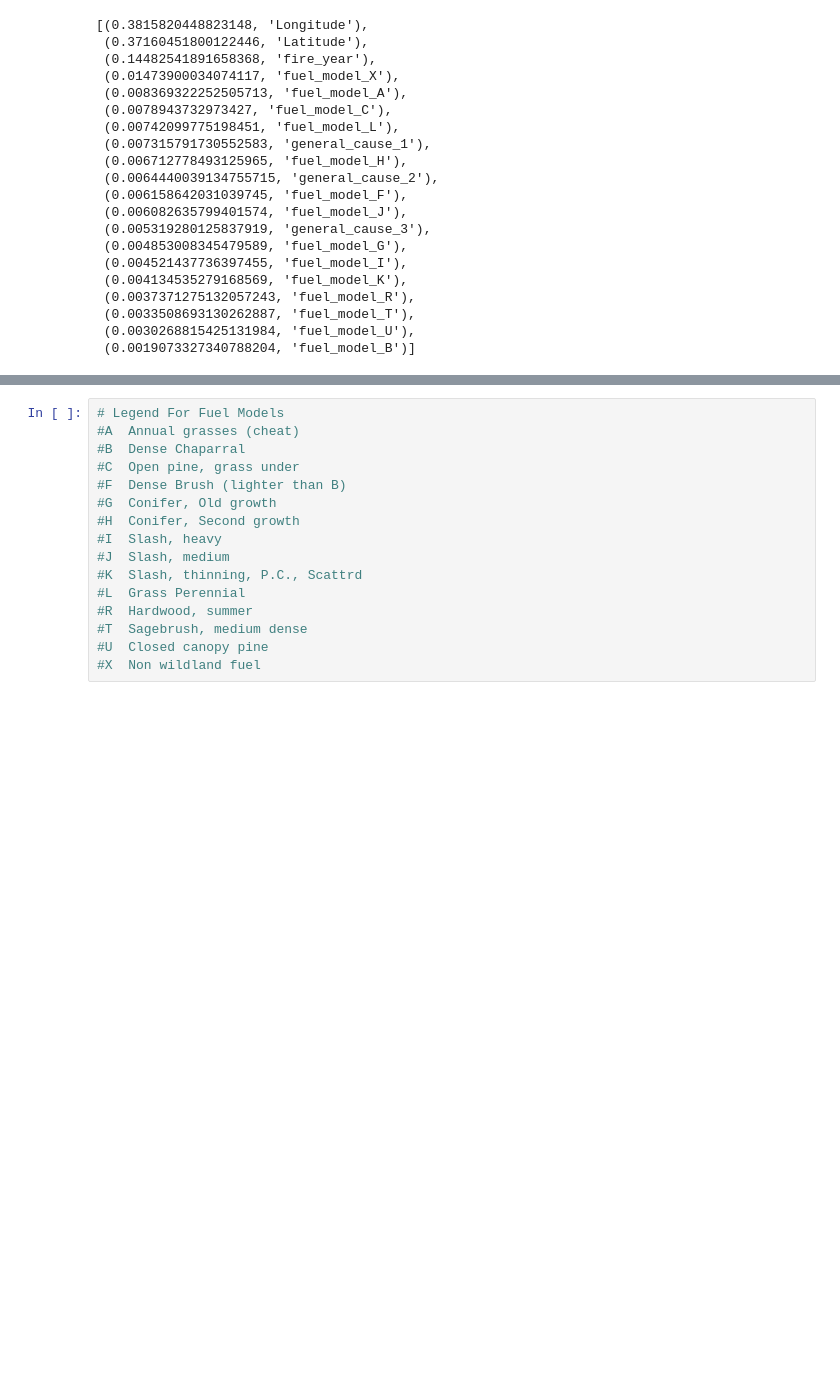
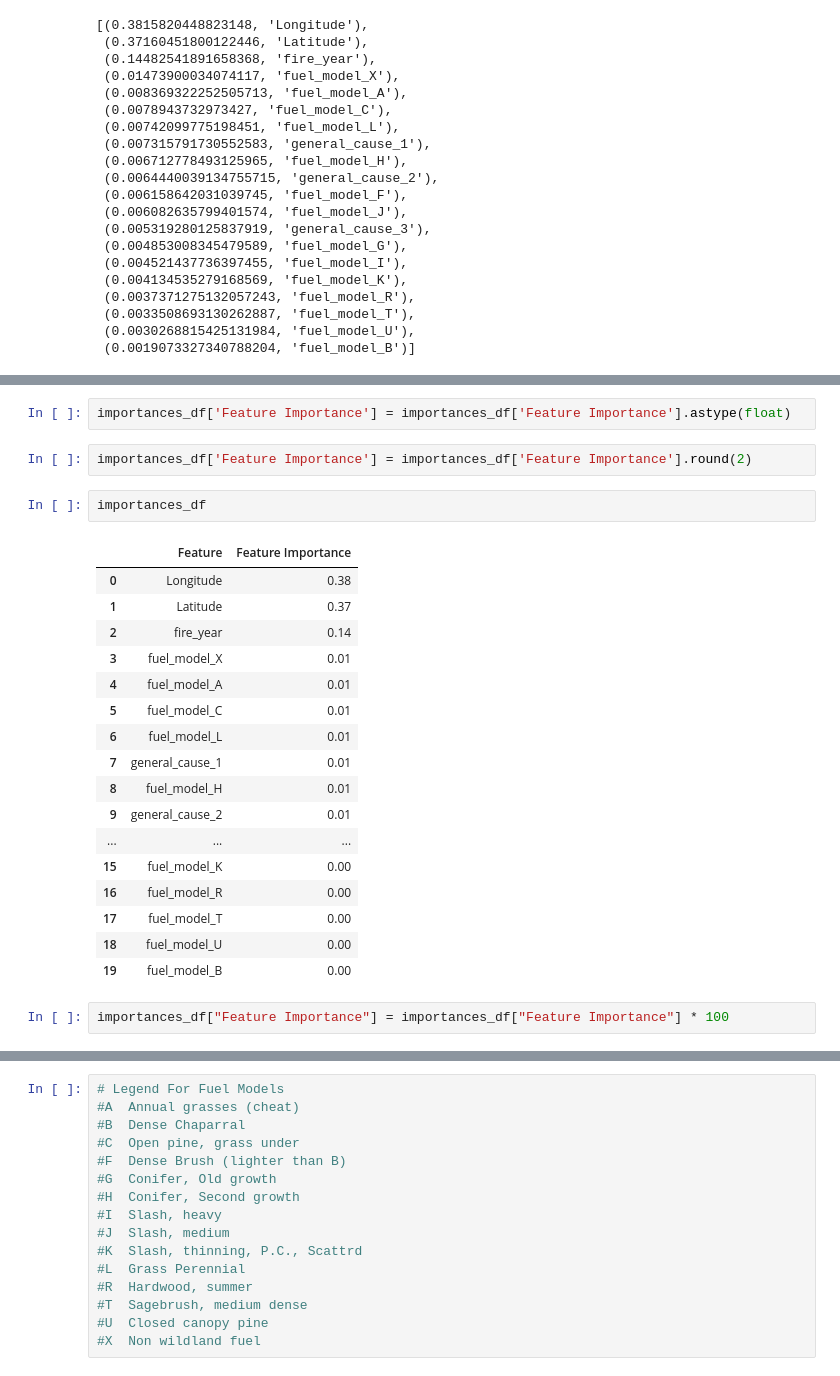
Before and after one commit to jisellejones/Predict_Wildfire_Spread, a Jupyter notebook: ML_fire.ipynb, the cells around one changed output, grey strips where cells are left out. Cells and saved outputs as stored; diff of their text form; blank space fills up the shorter version.

```diff
--- a/ML_fire.ipynb
+++ b/ML_fire.ipynb
@@ -274,0 +309,26 @@ sorted(zip(rf_model.feature_importances_, X.columns), reverse=True)
+# %%
+importances_df['Feature Importance'] = importances_df['Feature Importance'].astype(float)
+# %%
+importances_df['Feature Importance'] = importances_df['Feature Importance'].round(2)
+# %%
+importances_df
+# %% [output]
+|  | Feature | Feature Importance |
+| 0 | Longitude | 0.38 |
+| 1 | Latitude | 0.37 |
+| 2 | fire_year | 0.14 |
+| 3 | fuel_model_X | 0.01 |
+| 4 | fuel_model_A | 0.01 |
+| 5 | fuel_model_C | 0.01 |
+| 6 | fuel_model_L | 0.01 |
+| 7 | general_cause_1 | 0.01 |
+| 8 | fuel_model_H | 0.01 |
+| 9 | general_cause_2 | 0.01 |
+| ... | ... | ... |
+| 15 | fuel_model_K | 0.00 |
+| 16 | fuel_model_R | 0.00 |
+| 17 | fuel_model_T | 0.00 |
+| 18 | fuel_model_U | 0.00 |
+| 19 | fuel_model_B | 0.00 |
+# %%
+importances_df["Feature Importance"] = importances_df["Feature Importance"] * 100
```
Also changed, not shown: parts of 21 cells of this notebook.
